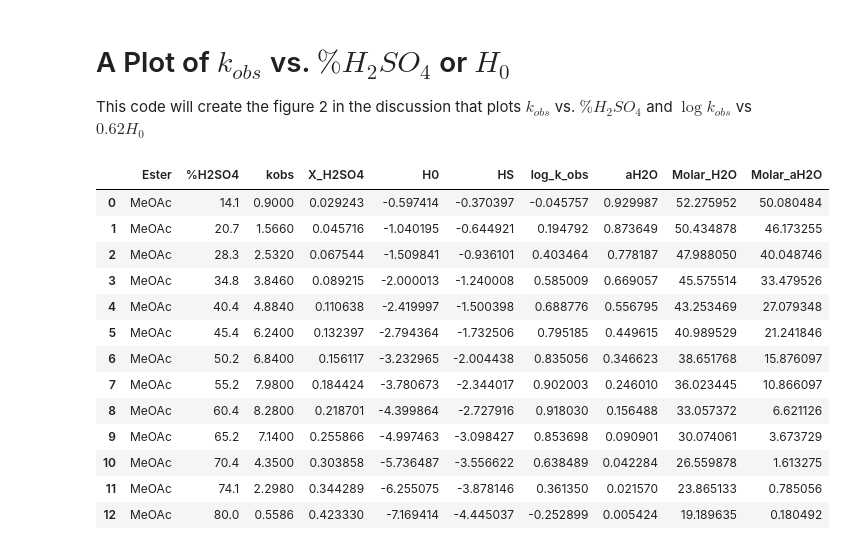
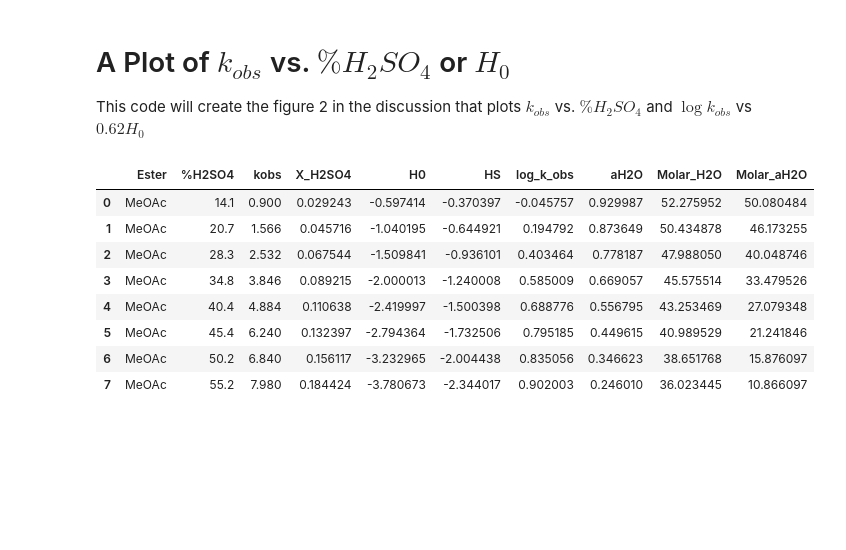
Before and after one commit to blinkletter/4410PythonNotebooks, a Jupyter notebook: Class_30/Yates-Fig4-rate_vs_aH2O.ipynb, the cells around one changed output. Cells and saved outputs as stored; diff of their text form; code cells hidden in the pictures; blank space fills up the shorter version.

```diff
--- a/Class_30/Yates-Fig4-rate_vs_aH2O.ipynb
+++ b/Class_30/Yates-Fig4-rate_vs_aH2O.ipynb
@@ -64,6 +65,7 @@ df = pd.read_csv(Filename,
 #display(df)
 
 df1 = (df.loc[df['Ester'] == 'MeOAc'])   ### Select only the MeOAc data
+df1 = (df.loc[0:7])   ### Select only the MeOAc data
 
 ##############################################################
 ### Perform calculations
@@ -78,46 +80,41 @@ PercentH2O = 100 - PercentH2SO4
 molesH2O = PercentH2O / molwtH2O
 total_moles = molesH2SO4 + molesH2O
 mole_fraction_H2SO4 = molesH2SO4 / total_moles
 
 df1["X_H2SO4"] = mole_fraction_H2SO4
 
 interpolatorH0 = interpolators.MakeInterpolationFunctionForH0inH2SO4byPercentWt()
 df1["H0"] = interpolatorH0(PercentH2SO4)
 
 m = 0.62
 df1["HS"] = df1["H0"] * m
 
 df1["log_k_obs"] = np.log10(df1["kobs"])
 
 interpolator_aH2O = interpolators.MakeInterpolationFunctionForH2OActivityinH2SO4byPercentWt()
 df1["aH2O"] = interpolator_aH2O(PercentH2SO4)
 
 interpolator_density = interpolators.MakeInterpolationFunctionForDensityofH2SO4byPercentWt()
 density = interpolator_density(PercentH2SO4)
 
 volume = 1000
 gramsH2O = volume * density * PercentH2O/100
 molesH2O = gramsH2O / molwtH2O    # per liter
 
 df1["Molar_H2O"] = molesH2O
 df1["Molar_aH2O"] = df1["aH2O"]/(1-df1["X_H2SO4"])*df1["Molar_H2O"]
 
 display(df1)
 # %% [output]
 |  | Ester | %H2SO4 | kobs | X_H2SO4 | H0 | HS | log_k_obs | aH2O | Molar_H2O | Molar_aH2O |
-| 0 | MeOAc | 14.1 | 0.9000 | 0.029243 | -0.597414 | -0.370397 | -0.045757 | 0.929987 | 52.275952 | 50.080484 |
-| 1 | MeOAc | 20.7 | 1.5660 | 0.045716 | -1.040195 | -0.644921 | 0.194792 | 0.873649 | 50.434878 | 46.173255 |
-| 2 | MeOAc | 28.3 | 2.5320 | 0.067544 | -1.509841 | -0.936101 | 0.403464 | 0.778187 | 47.988050 | 40.048746 |
-| 3 | MeOAc | 34.8 | 3.8460 | 0.089215 | -2.000013 | -1.240008 | 0.585009 | 0.669057 | 45.575514 | 33.479526 |
-| 4 | MeOAc | 40.4 | 4.8840 | 0.110638 | -2.419997 | -1.500398 | 0.688776 | 0.556795 | 43.253469 | 27.079348 |
-| 5 | MeOAc | 45.4 | 6.2400 | 0.132397 | -2.794364 | -1.732506 | 0.795185 | 0.449615 | 40.989529 | 21.241846 |
-| 6 | MeOAc | 50.2 | 6.8400 | 0.156117 | -3.232965 | -2.004438 | 0.835056 | 0.346623 | 38.651768 | 15.876097 |
-| 7 | MeOAc | 55.2 | 7.9800 | 0.184424 | -3.780673 | -2.344017 | 0.902003 | 0.246010 | 36.023445 | 10.866097 |
-| 8 | MeOAc | 60.4 | 8.2800 | 0.218701 | -4.399864 | -2.727916 | 0.918030 | 0.156488 | 33.057372 | 6.621126 |
-| 9 | MeOAc | 65.2 | 7.1400 | 0.255866 | -4.997463 | -3.098427 | 0.853698 | 0.090901 | 30.074061 | 3.673729 |
-| 10 | MeOAc | 70.4 | 4.3500 | 0.303858 | -5.736487 | -3.556622 | 0.638489 | 0.042284 | 26.559878 | 1.613275 |
-| 11 | MeOAc | 74.1 | 2.2980 | 0.344289 | -6.255075 | -3.878146 | 0.361350 | 0.021570 | 23.865133 | 0.785056 |
-| 12 | MeOAc | 80.0 | 0.5586 | 0.423330 | -7.169414 | -4.445037 | -0.252899 | 0.005424 | 19.189635 | 0.180492 |
+| 0 | MeOAc | 14.1 | 0.900 | 0.029243 | -0.597414 | -0.370397 | -0.045757 | 0.929987 | 52.275952 | 50.080484 |
+| 1 | MeOAc | 20.7 | 1.566 | 0.045716 | -1.040195 | -0.644921 | 0.194792 | 0.873649 | 50.434878 | 46.173255 |
+| 2 | MeOAc | 28.3 | 2.532 | 0.067544 | -1.509841 | -0.936101 | 0.403464 | 0.778187 | 47.988050 | 40.048746 |
+| 3 | MeOAc | 34.8 | 3.846 | 0.089215 | -2.000013 | -1.240008 | 0.585009 | 0.669057 | 45.575514 | 33.479526 |
+| 4 | MeOAc | 40.4 | 4.884 | 0.110638 | -2.419997 | -1.500398 | 0.688776 | 0.556795 | 43.253469 | 27.079348 |
+| 5 | MeOAc | 45.4 | 6.240 | 0.132397 | -2.794364 | -1.732506 | 0.795185 | 0.449615 | 40.989529 | 21.241846 |
+| 6 | MeOAc | 50.2 | 6.840 | 0.156117 | -3.232965 | -2.004438 | 0.835056 | 0.346623 | 38.651768 | 15.876097 |
+| 7 | MeOAc | 55.2 | 7.980 | 0.184424 | -3.780673 | -2.344017 | 0.902003 | 0.246010 | 36.023445 | 10.866097 |
 # %%
 ###################################################
 ### MAKE PLOT
```
Also changed, not shown: parts of 4 cells of this notebook, 12 other files.
